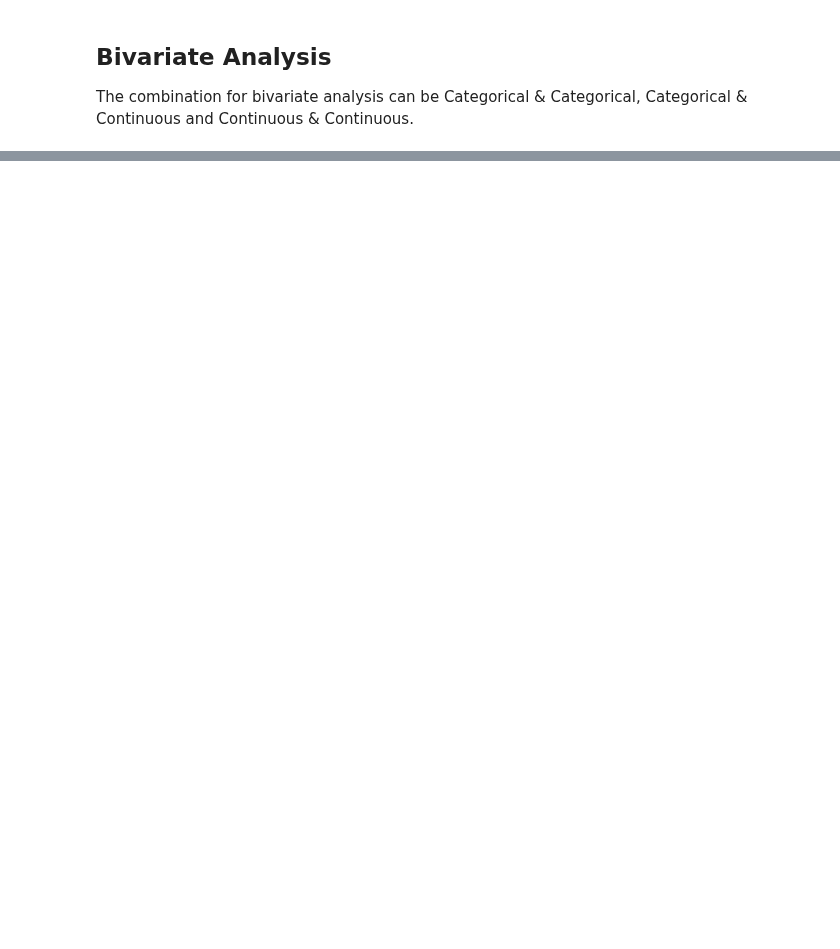
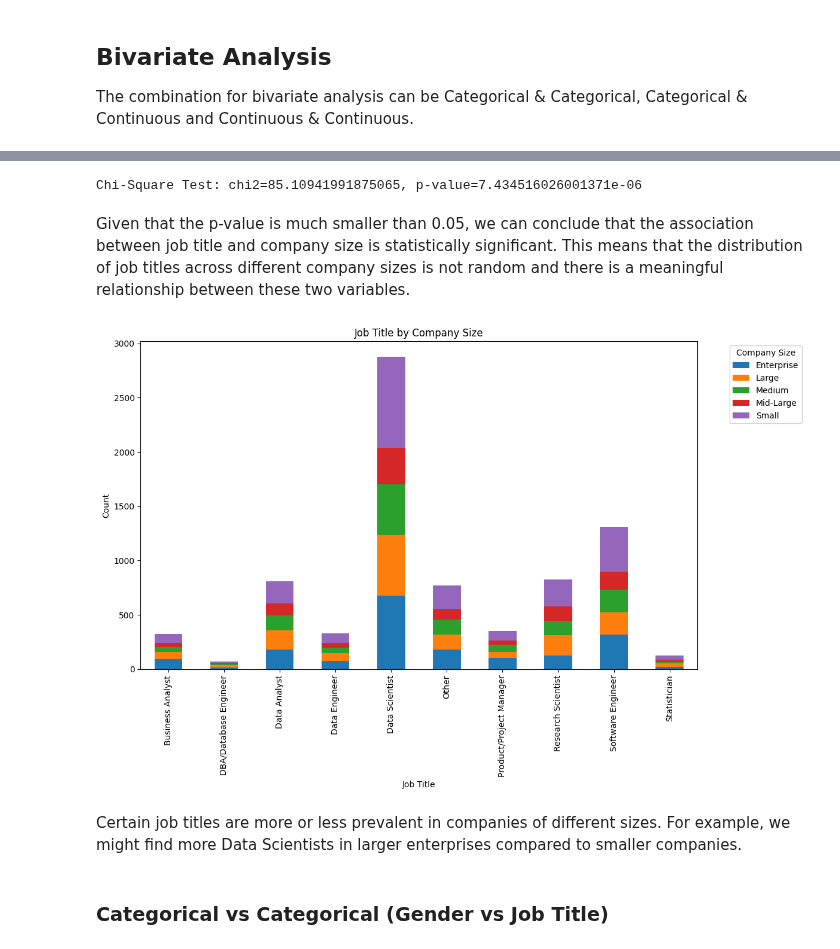
Before and after one commit to Aaron2k02/data-mining-warehousing-wages-analysis, a Jupyter notebook: notebooks/02_exploratory_data_analysis/01_EDA_visualization.ipynb, the cells around one changed output, grey strips where cells are left out. Drawn from its saved outputs; the diff is of its cells as text; code cells hidden in the pictures; blank space fills up the shorter version.

```diff
--- a/notebooks/02_exploratory_data_analysis/01_EDA_visualization.ipynb
+++ b/notebooks/02_exploratory_data_analysis/01_EDA_visualization.ipynb
@@ -761,0 +819,11 @@ iplot(figure)
+# %%
+import pandas as pd
+import matplotlib.pyplot as plt
+from scipy.stats import chi2_contingency
+
+# Load dataset
+df = pd.read_csv('../../data/prep_survey_profile.csv')
+
+# Contingency Table
+contingency_table = pd.crosstab(df['Select the title most similar to your current role (or most recent title if retired)'], df['What is the size of the company where you are employed?'])
+print(contingency_table)
@@ -761,0 +863,23 @@ iplot(figure)
+# %%
+# Chi-Square Test
+chi2, p, dof, expected = chi2_contingency(contingency_table)
+print(f'Chi-Square Test: chi2={chi2}, p-value={p}')
+# %% [output]
+Chi-Square Test: chi2=85.10941991875065, p-value=7.434516026001371e-06
+# %% [markdown]
+Given that the p-value is much smaller than 0.05, we can conclude that the association between job title and company size is statistically significant. This means that the distribution of job titles across different company sizes is not random and there is a meaningful relationship between these two variables.
+# %%
+# Stacked Bar Chart for Visualization
+contingency_table.plot(kind='bar', stacked=True, figsize=(12, 8))
+plt.title('Job Title by Company Size')
+plt.xlabel('Job Title')
+plt.ylabel('Count')
+plt.legend(title='Company Size', bbox_to_anchor=(1.05, 1), loc='upper left')
+plt.tight_layout()
+plt.show()
+# %% [output]
+[figure, added]
+# %% [markdown]
+Certain job titles are more or less prevalent in companies of different sizes. For example, we might find more Data Scientists in larger enterprises compared to smaller companies.
+# %% [markdown]
+### Categorical vs Categorical (Gender vs Job Title)
```
Also changed, not shown: parts of 17 cells of this notebook.
